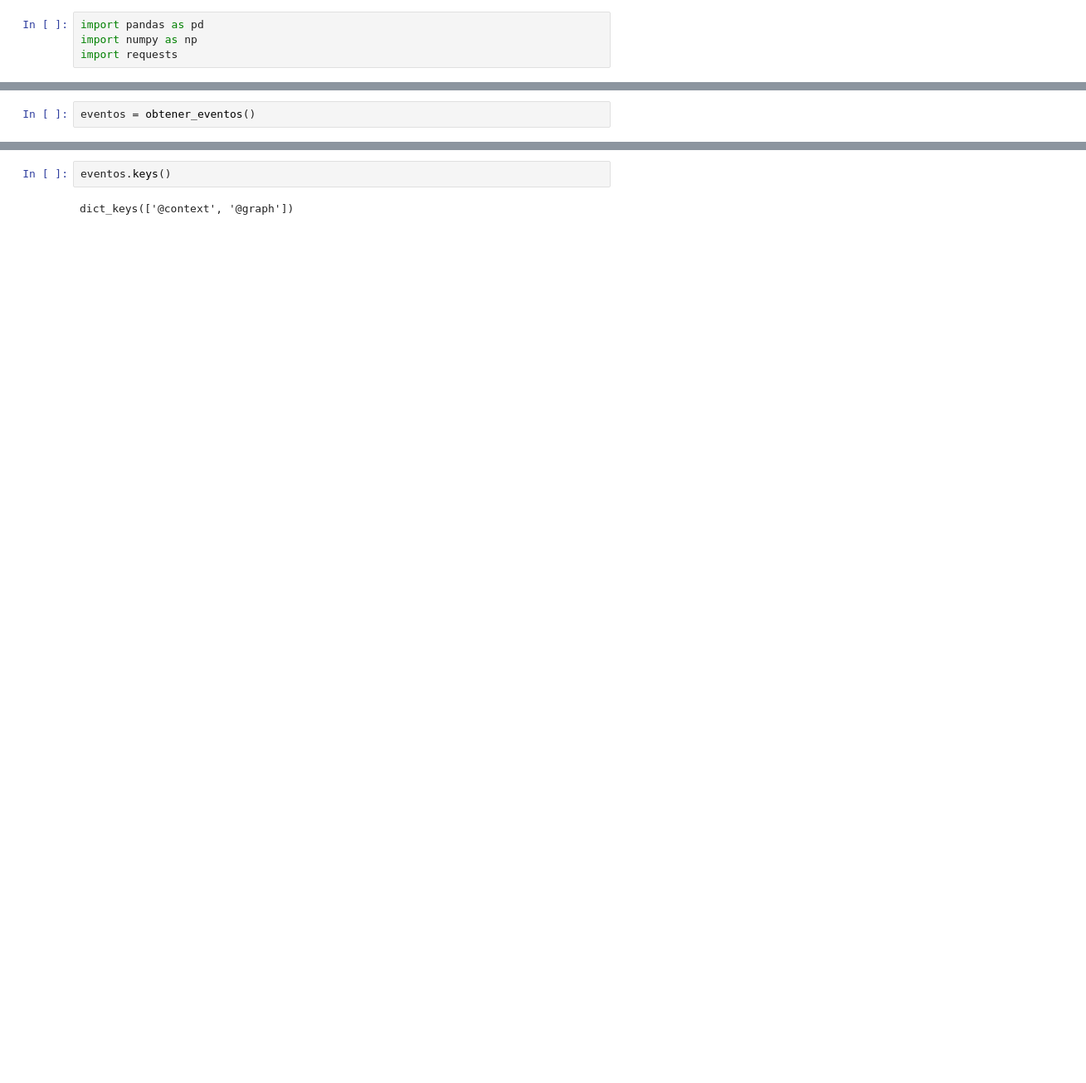
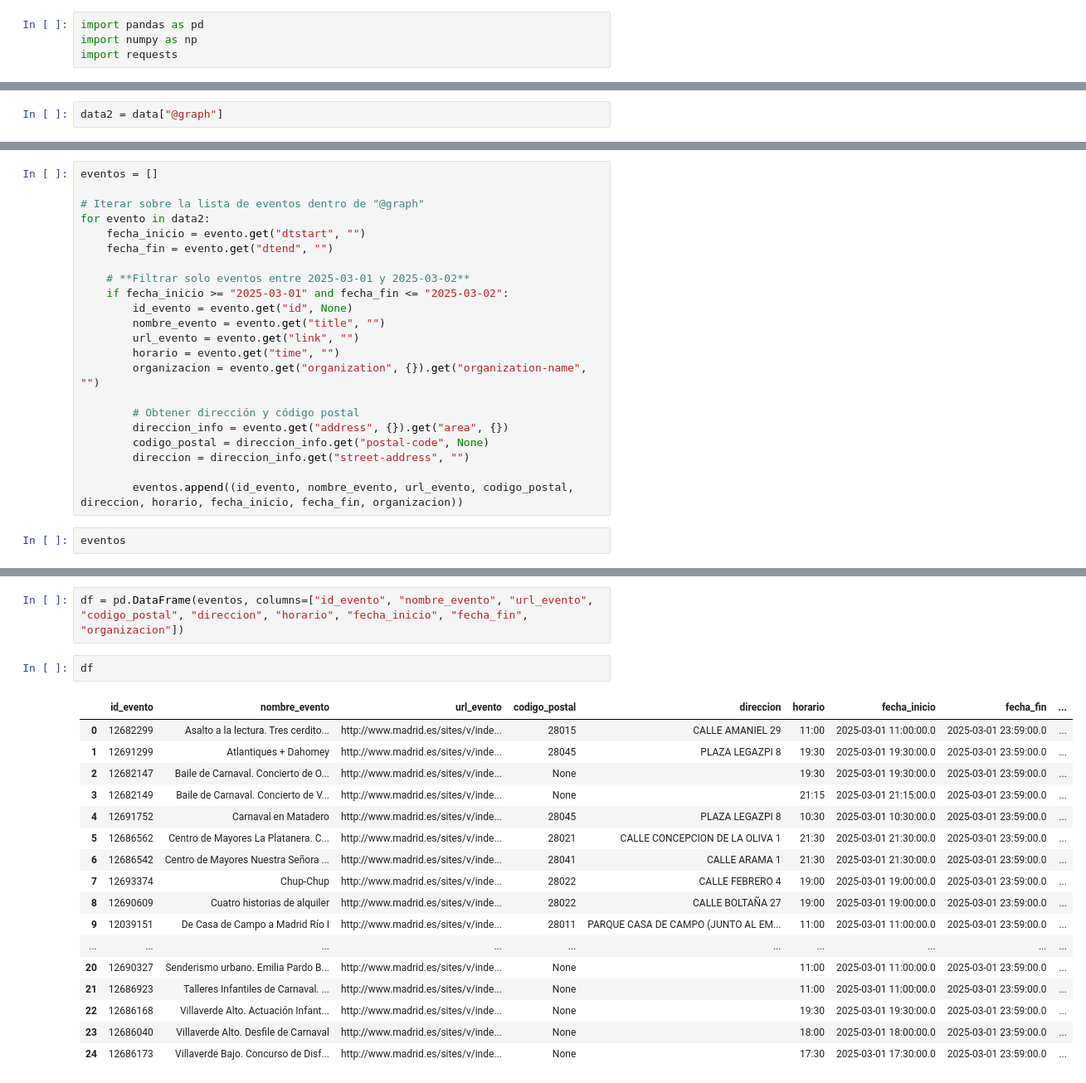
Before and after one commit to marta-ba/ETL_IBIShotels, a Jupyter notebook: jupyters/api_wbscrp.ipynb, the cells around one changed output, grey strips where cells are left out. Shown at 83% size. Saved outputs shown, nothing was run; the diff lists cells and outputs as text; blank space fills up the shorter version.

```diff
--- a/jupyters/api_wbscrp.ipynb
+++ b/jupyters/api_wbscrp.ipynb
@@ -22,0 +25,2 @@ def obtener_eventos():
+# %%
+data2 = data["@graph"]
@@ -23,2 +53,24 @@ def obtener_eventos():
+# %%
+eventos = []
+
+# Iterar sobre la lista de eventos dentro de "@graph"
+for evento in data2:
+    fecha_inicio = evento.get("dtstart", "")
+    fecha_fin = evento.get("dtend", "")
+
+    # **Filtrar solo eventos entre 2025-03-01 y 2025-03-02**
+    if fecha_inicio >= "2025-03-01" and fecha_fin <= "2025-03-02":
+        id_evento = evento.get("id", None)
+        nombre_evento = evento.get("title", "")
+        url_evento = evento.get("link", "")
+        horario = evento.get("time", "")
+        organizacion = evento.get("organization", {}).get("organization-name", "")
+
+        # Obtener dirección y código postal
+        direccion_info = evento.get("address", {}).get("area", {})
+        codigo_postal = direccion_info.get("postal-code", None)
+        direccion = direccion_info.get("street-address", "")
+
+        eventos.append((id_evento, nombre_evento, url_evento, codigo_postal, direccion, horario, fecha_inicio, fecha_fin, organizacion))
 # %%
-eventos = obtener_eventos()
+eventos
@@ -25,4 +95,22 @@ eventos = obtener_eventos()
-# %%
-eventos.keys()
-# %% [output]
-dict_keys(['@context', '@graph'])
+# %%
+df = pd.DataFrame(eventos, columns=["id_evento", "nombre_evento", "url_evento", "codigo_postal", "direccion", "horario", "fecha_inicio", "fecha_fin", "organizacion"])
+# %%
+df
+# %% [output]
+|  | id_evento | nombre_evento | url_evento | codigo_postal | direccion | horario | fecha_inicio | fecha_fin | ... |
+| 0 | 12682299 | Asalto a la lectura. Tres cerdito... | http://www.madrid.es/sites/v/inde... | 28015 | CALLE AMANIEL 29 | 11:00 | 2025-03-01 11:00:00.0 | 2025-03-01 23:59:00.0 | ... |
+| 1 | 12691299 | Atlantiques + Dahomey | http://www.madrid.es/sites/v/inde... | 28045 | PLAZA LEGAZPI 8 | 19:30 | 2025-03-01 19:30:00.0 | 2025-03-01 23:59:00.0 | ... |
+| 2 | 12682147 | Baile de Carnaval. Concierto de O... | http://www.madrid.es/sites/v/inde... | None |  | 19:30 | 2025-03-01 19:30:00.0 | 2025-03-01 23:59:00.0 | ... |
+| 3 | 12682149 | Baile de Carnaval. Concierto de V... | http://www.madrid.es/sites/v/inde... | None |  | 21:15 | 2025-03-01 21:15:00.0 | 2025-03-01 23:59:00.0 | ... |
+| 4 | 12691752 | Carnaval en Matadero | http://www.madrid.es/sites/v/inde... | 28045 | PLAZA LEGAZPI 8 | 10:30 | 2025-03-01 10:30:00.0 | 2025-03-01 23:59:00.0 | ... |
+| 5 | 12686562 | Centro de Mayores La Platanera. C... | http://www.madrid.es/sites/v/inde... | 28021 | CALLE CONCEPCION DE LA OLIVA 1 | 21:30 | 2025-03-01 21:30:00.0 | 2025-03-01 23:59:00.0 | ... |
+| 6 | 12686542 | Centro de Mayores Nuestra Señora ... | http://www.madrid.es/sites/v/inde... | 28041 | CALLE ARAMA 1 | 21:30 | 2025-03-01 21:30:00.0 | 2025-03-01 23:59:00.0 | ... |
+| 7 | 12693374 | Chup-Chup | http://www.madrid.es/sites/v/inde... | 28022 | CALLE FEBRERO 4 | 19:00 | 2025-03-01 19:00:00.0 | 2025-03-01 23:59:00.0 | ... |
+| 8 | 12690609 | Cuatro historias de alquiler | http://www.madrid.es/sites/v/inde... | 28022 | CALLE BOLTAÑA 27 | 19:00 | 2025-03-01 19:00:00.0 | 2025-03-01 23:59:00.0 | ... |
+| 9 | 12039151 | De Casa de Campo a Madrid Río I | http://www.madrid.es/sites/v/inde... | 28011 | PARQUE CASA DE CAMPO (JUNTO AL EM... | 11:00 | 2025-03-01 11:00:00.0 | 2025-03-01 23:59:00.0 | ... |
+| ... | ... | ... | ... | ... | ... | ... | ... | ... | ... |
+| 20 | 12690327 | Senderismo urbano. Emilia Pardo B... | http://www.madrid.es/sites/v/inde... | None |  | 11:00 | 2025-03-01 11:00:00.0 | 2025-03-01 23:59:00.0 | ... |
+| 21 | 12686923 | Talleres Infantiles de Carnaval. ... | http://www.madrid.es/sites/v/inde... | None |  | 11:00 | 2025-03-01 11:00:00.0 | 2025-03-01 23:59:00.0 | ... |
+| 22 | 12686168 | Villaverde Alto. Actuación Infant... | http://www.madrid.es/sites/v/inde... | None |  | 19:30 | 2025-03-01 19:30:00.0 | 2025-03-01 23:59:00.0 | ... |
+| 23 | 12686040 | Villaverde Alto. Desfile de Carnaval | http://www.madrid.es/sites/v/inde... | None |  | 18:00 | 2025-03-01 18:00:00.0 | 2025-03-01 23:59:00.0 | ... |
+| 24 | 12686173 | Villaverde Bajo. Concurso de Disf... | http://www.madrid.es/sites/v/inde... | None |  | 17:30 | 2025-03-01 17:30:00.0 | 2025-03-01 23:59:00.0 | ... |
```
Also changed, not shown: parts of 5 cells of this notebook.
